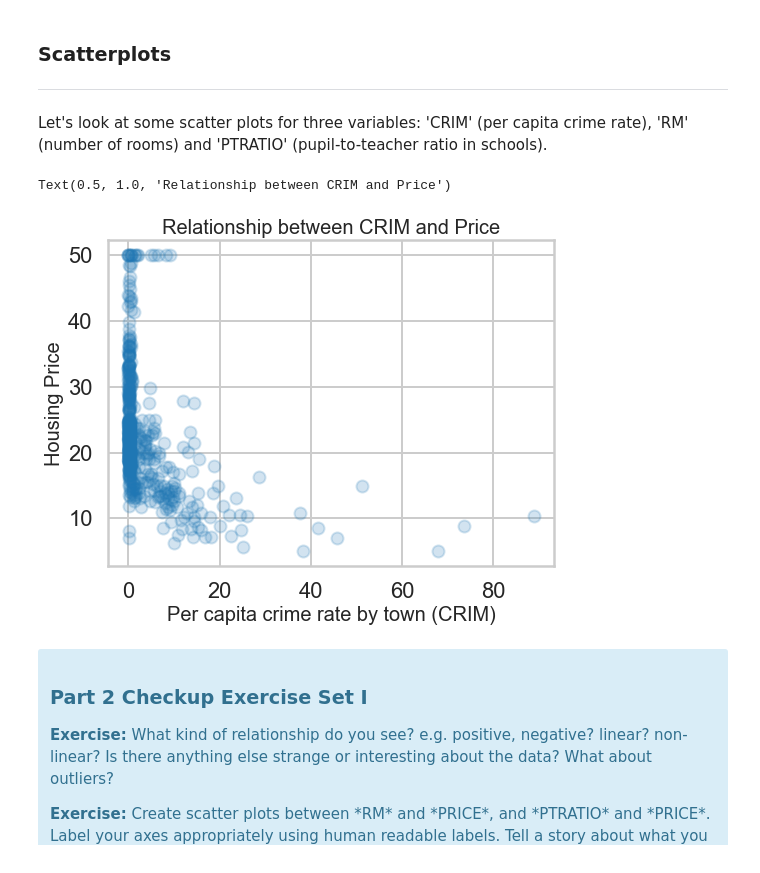
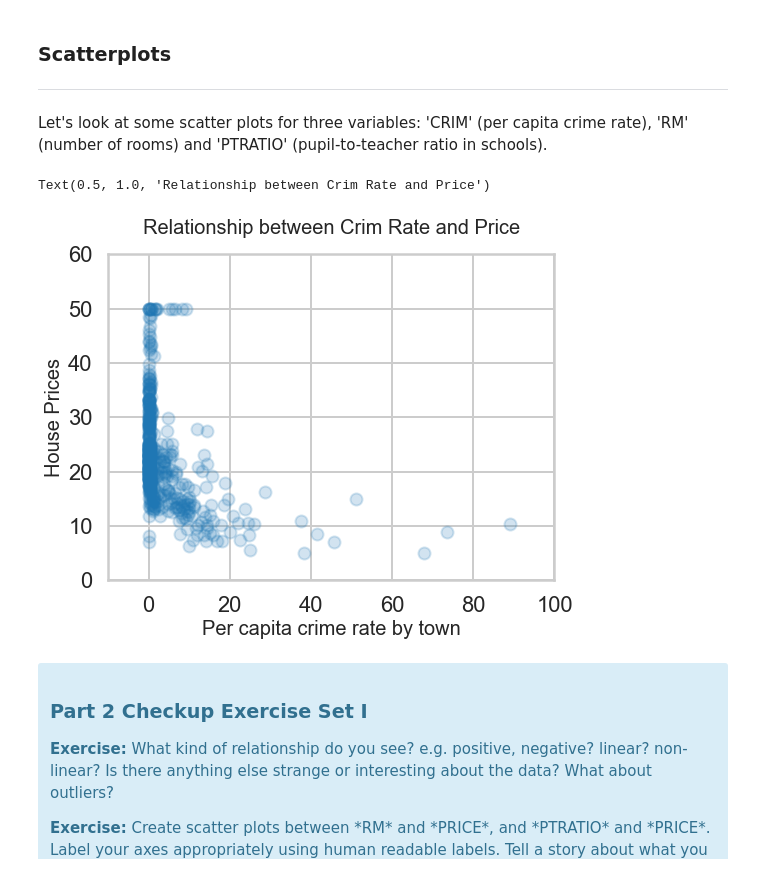
Before and after one commit to qnguyen1010/Springboard, a Jupyter notebook: Mini_Project_Linear_Regression__QN.ipynb, the cells around one changed output. Cells and saved outputs as stored; diff of their text form; code cells hidden in the pictures.

```diff
--- a/Mini_Project_Linear_Regression__QN.ipynb
+++ b/Mini_Project_Linear_Regression__QN.ipynb
@@ -260,13 +260,17 @@ Let's look at some scatter plots for three variables: 'CRIM' (per capita crime r
 # %%
 import bokeh.plotting as bkp
 plt.figure(figsize=(8,6))
 plt.scatter(bos.CRIM, bos.PRICE,alpha=0.2)
-plt.xlabel("Per capita crime rate by town (CRIM)", fontsize = 20)
-plt.ylabel("Housing Price", fontsize=20)
-plt.title("Relationship between CRIM and Price", fontsize = 20)
+
+plt.xlim([-10,100])
+plt.ylim([0,60])
+
+plt.xlabel("Per capita crime rate by town", fontsize = 20)
+plt.ylabel("House Prices", fontsize=20)
+plt.title("Relationship between Crim Rate and Price", fontsize = 20, pad = 20)
 # %% [output]
-Text(0.5, 1.0, 'Relationship between CRIM and Price')
+Text(0.5, 1.0, 'Relationship between Crim Rate and Price')
-[figure, old version]
+[figure, new version]
 # %% [markdown]
 <div class="span5 alert alert-info">
 <h3>Part 2 Checkup Exercise Set I</h3>
```
Also changed, not shown: parts of 41 cells of this notebook.
